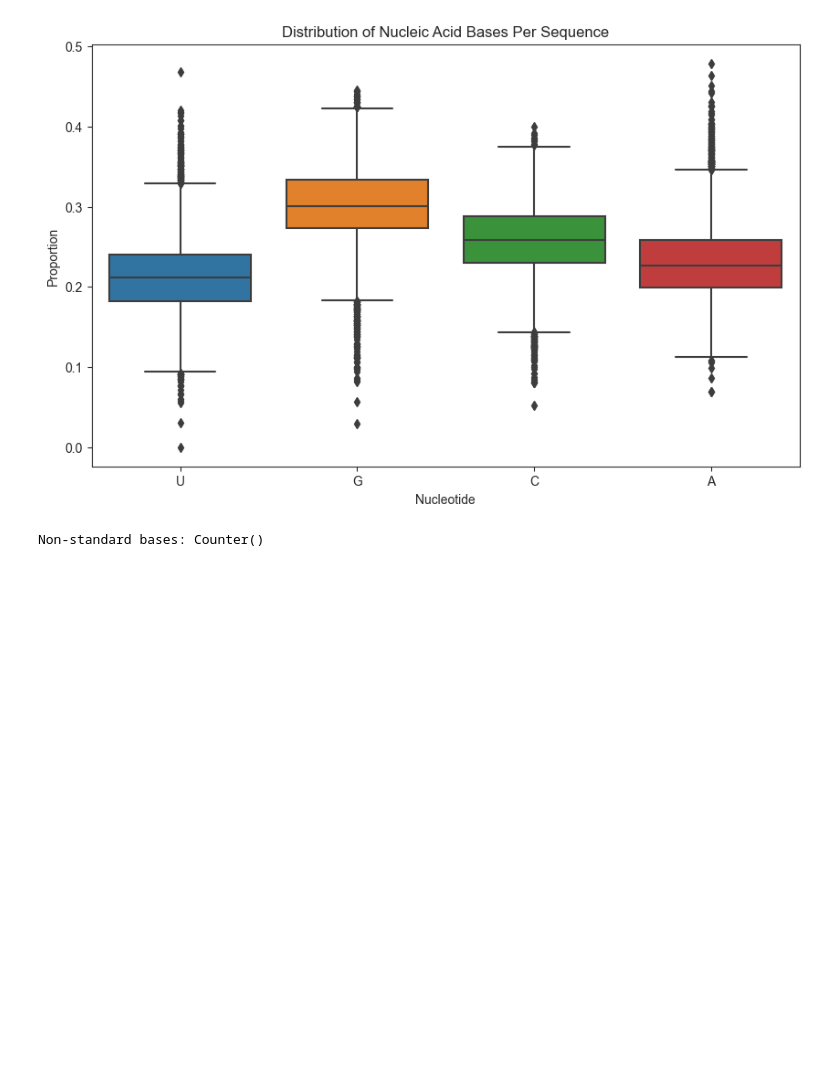
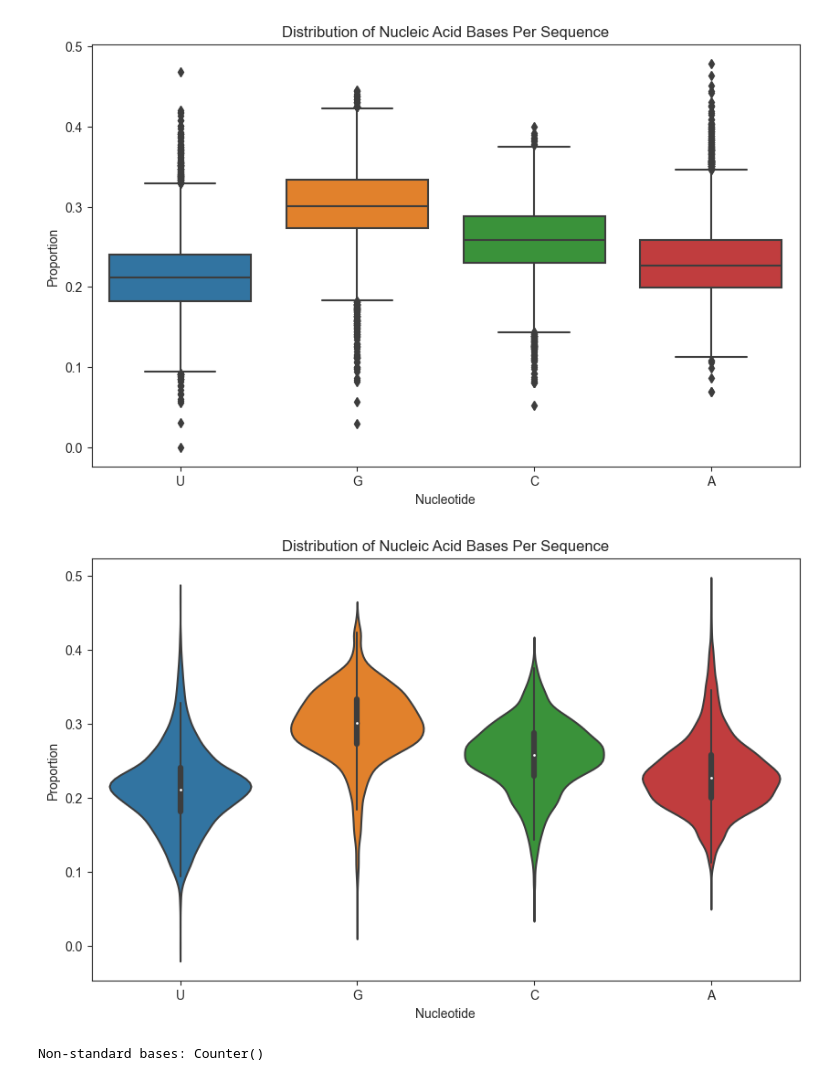
Before and after one commit to fishnsotong/rna-ss, a Jupyter notebook: notebooks/01-eda.ipynb, the cells around one changed output. Drawn from its saved outputs; the diff is of its cells as text; code cells hidden in the pictures; blank space fills up the shorter version.

```diff
--- a/notebooks/01-eda.ipynb
+++ b/notebooks/01-eda.ipynb
@@ -400,6 +414,26 @@ base_distributions = base_distribution_per_sequence(ct_files)
 plot_base_distribution_per_sequence(base_distributions)
 # %% [output]
 [figure]
+# %%
+def plot_base_distribution_per_sequence(base_distributions):
+    # Convert the list of dictionaries to a DataFrame
+    df = pd.DataFrame(base_distributions).fillna(0)
+
+    # Melt the DataFrame for easier plotting
+    df_melted = df.melt(var_name='Base', value_name='Proportion')
+
+    # Plot using seaborn
+    plt.figure(figsize=(10, 6))
+    sns.violinplot(x='Base', y='Proportion', data=df_melted)
+    plt.title('Distribution of Nucleic Acid Bases Per Sequence')
+    plt.xlabel('Nucleotide')
+    plt.ylabel('Proportion')
+    plt.show()
+
+# Plot the distribution using violin plots
+plot_base_distribution_per_sequence(base_distributions)
+# %% [output]
+[figure, added]
 # %%
 def find_non_standard_bases(ct_files):
     standard_bases = set("ACUG")
```
Also changed, not shown: parts of 5 cells of this notebook, 1 other file.
